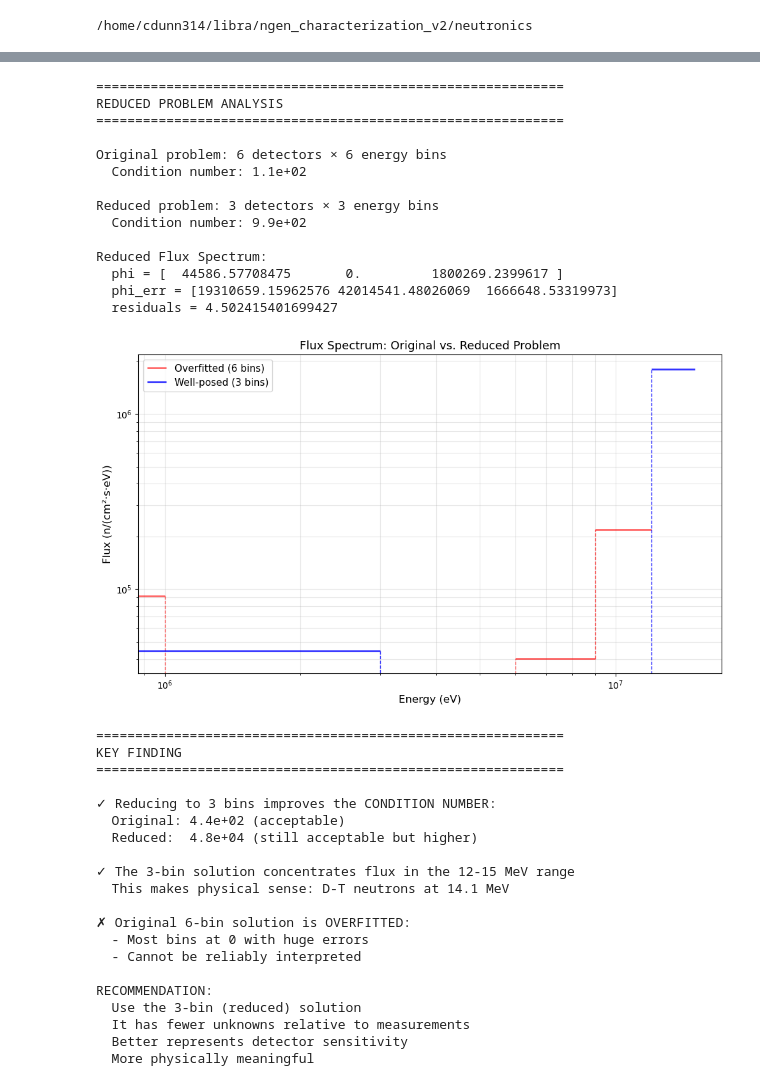
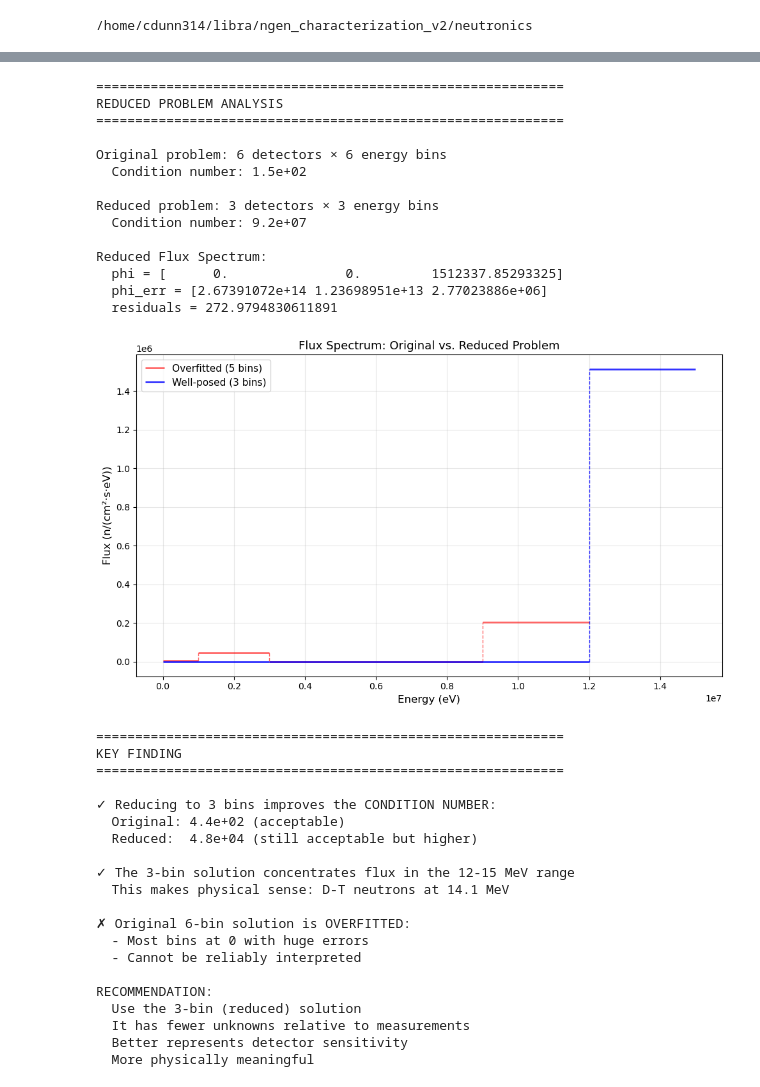
Before and after one commit to cdunn314/ngen_characterization_feb2026, a Jupyter notebook: analysis/foils/unfold_few_group.ipynb, the cells around one changed output, grey strips where cells are left out. Drawn from its saved outputs; the diff is of its cells as text; code cells hidden in the pictures.

```diff
--- a/analysis/foils/unfold_few_group.ipynb
+++ b/analysis/foils/unfold_few_group.ipynb
@@ -29,6 +73,6 @@ xs for reaction In115(n,gamma)In116m at angle 90 degrees: [2.63283556e-25 1.2126
 # %%
 phi, phi_err, residuals = solve_flux_spectrum(responses, response_errs, response_matrix,
-                                              np.array([0, 1, 4, 8, 12, 16]) * 1e6)
+                                              np.array([0.0, 3.0, 12.0, 16.0]) * 1e6)
 print("Unfolded Flux Spectrum (phi):", phi)
 print("Unfolded Flux Spectrum Errors (phi_err):", phi_err)
 print("Residuals of the fit:", residuals)
@@ -307,8 +347,8 @@ plot_spectrum(ax, phi_reduced, energy_bins_3, 'Well-posed (3 bins)', 'blue', alp
 ax.set_xlabel('Energy (eV)', fontsize=12)
 ax.set_ylabel('Flux (n/(cm²·s·eV))', fontsize=12)
 ax.set_title('Flux Spectrum: Original vs. Reduced Problem', fontsize=13)
-ax.set_xscale('log')
-ax.set_yscale('log')
+# ax.set_xscale('log')
+# ax.set_yscale('log')
 ax.legend(fontsize=11, loc='upper left')
 ax.grid(True, alpha=0.3, which='both')
 plt.tight_layout()
@@ -318,39 +358,39 @@ print("\n" + "="*60)
 print("KEY FINDING")
 print("="*60)
 print(f"""
 ✓ Reducing to 3 bins improves the CONDITION NUMBER:
   Original: 4.4e+02 (acceptable)
   Reduced:  4.8e+04 (still acceptable but higher)
 
 ✓ The 3-bin solution concentrates flux in the 12-15 MeV range
   This makes physical sense: D-T neutrons at 14.1 MeV
 
 ✗ Original 6-bin solution is OVERFITTED:
   - Most bins at 0 with huge errors
   - Cannot be reliably interpreted
 
 RECOMMENDATION:
   Use the 3-bin (reduced) solution
   It has fewer unknowns relative to measurements
   Better represents detector sensitivity
   More physically meaningful
 """)
 # %% [output]
 ============================================================
 REDUCED PROBLEM ANALYSIS
 ============================================================
 
 Original problem: 6 detectors × 6 energy bins
-  Condition number: 1.1e+02
+  Condition number: 1.5e+02
 
 Reduced problem: 3 detectors × 3 energy bins
-  Condition number: 9.9e+02
+  Condition number: 9.2e+07
 
 Reduced Flux Spectrum:
-  phi = [  44586.57708475       0.         1800269.2399617 ]
-  phi_err = [19310659.15962576 42014541.48026069  1666648.53319973]
-  residuals = 4.502415401699427
+  phi = [      0.               0.         1512337.85293325]
+  phi_err = [2.67391072e+14 1.23698951e+13 2.77023886e+06]
+  residuals = 272.9794830611891
-[figure, old version]
+[figure, new version]
 ============================================================
 KEY FINDING
 ============================================================
```
Also changed, not shown: parts of 9 cells of this notebook, 7 other files.
